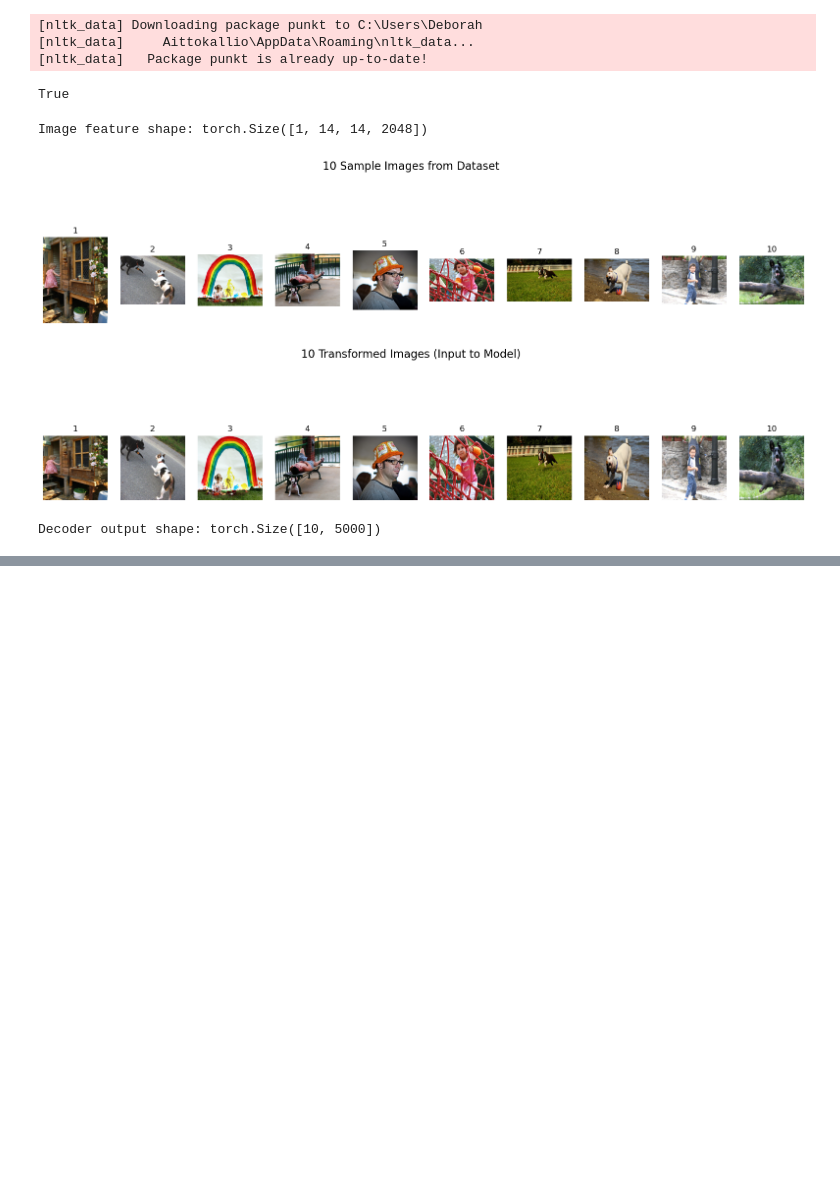
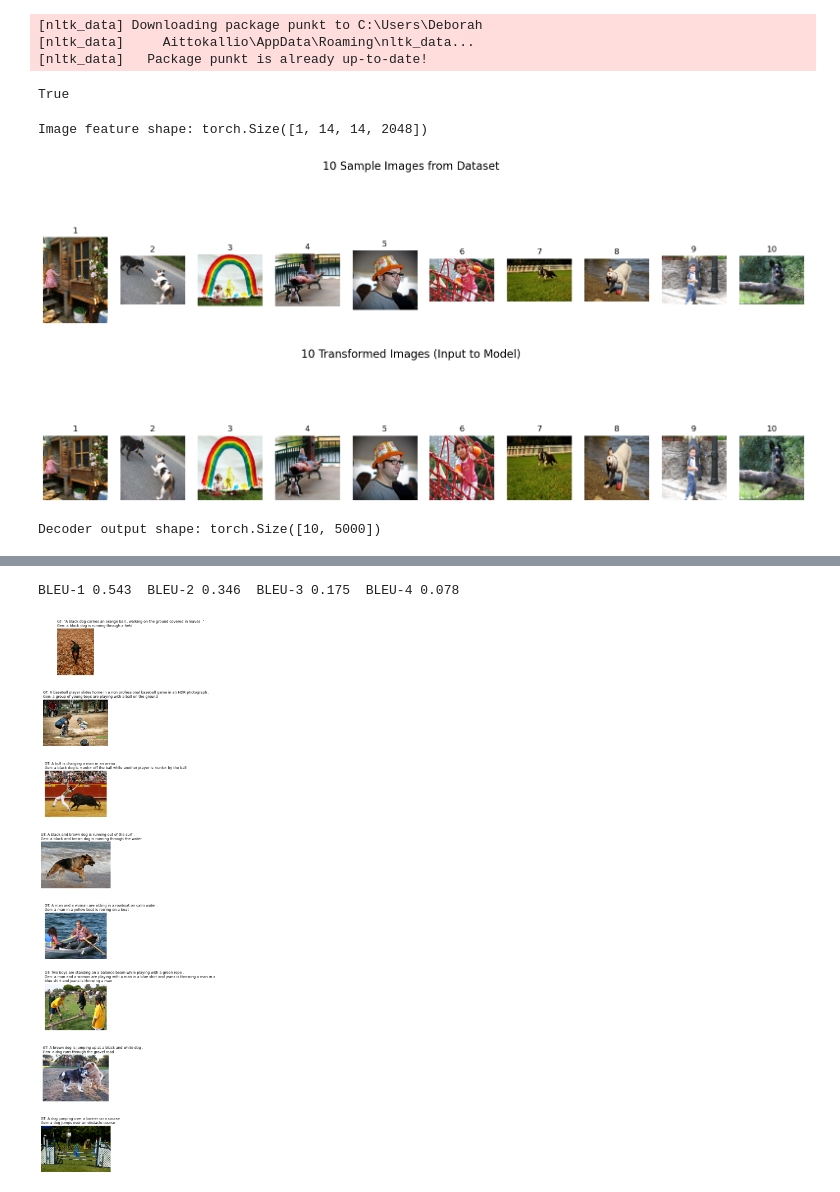
Before and after one commit to williamporomaa/D7047E_exercise_group_5, a Jupyter notebook: Lab3/task1_task2_image_captioning.ipynb, the cells around one changed output, grey strips where cells are left out. Saved outputs shown, nothing was run; the diff lists cells and outputs as text; code cells hidden in the pictures; blank space fills up the shorter version.

```diff
--- a/Lab3/task1_task2_image_captioning.ipynb
+++ b/Lab3/task1_task2_image_captioning.ipynb
@@ -229,0 +597,57 @@ Decoder output shape: torch.Size([10, 5000])
+# %%
+#@title 15. Evaluate on a hold-out set ⭐ and visualise GT vs Generated
+import random, matplotlib.pyplot as plt, os
+from nltk.translate.bleu_score import sentence_bleu
+
+# ─── choose held-out keys (use test_keys from split) ───
+vis_keys   = random.sample(test_keys, 8)     # show 8 images
+bleu_keys  = test_keys                       # evaluate on all test
+
+# ─── BLEU-1…4 on test set ───
+def bleu_all(keys):
+    tot = [0,0,0,0]
+    for k in keys:
+        ref  = [vocab._tok(c) for c in captions_raw[k]]   # 5 refs
+        hyp  = generate_caption(os.path.join(img_dir,k)).split()
+        tot  = [t + s for t,s in zip(tot, [
+                sentence_bleu(ref,hyp,weights=(1,0,0,0)),
+                sentence_bleu(ref,hyp,weights=(0.5,0.5,0,0)),
+                sentence_bleu(ref,hyp,weights=(0.33,0.33,0.33,0)),
+                sentence_bleu(ref,hyp,weights=(0.25,0.25,0.25,0.25))
+        ])]
+    N = len(keys)
+    return [t/N for t in tot]
+
+bleu_scores = bleu_all(bleu_keys)
+print(f"BLEU-1 {bleu_scores[0]:.3f}  "
+      f"BLEU-2 {bleu_scores[1]:.3f}  "
+      f"BLEU-3 {bleu_scores[2]:.3f}  "
+      f"BLEU-4 {bleu_scores[3]:.3f}")
+
+# ─── nicer visual grid ───
+n_show = len(vis_keys)
+plt.figure(figsize=(10, n_show*2.5))
+
+for i, key in enumerate(vis_keys):
+    img_path = os.path.join(img_dir, key)
+    img = Image.open(img_path).convert("RGB")
+    gen = generate_caption(img_path)
+    gt  = captions_raw[key][0]          # first GT caption
+
+    # display image
+    ax  = plt.subplot(n_show, 1, i+1)
+    ax.imshow(img); ax.axis('off')
+
+    # below image: ground truth (green) & generated (blue)
+    ax.set_title(
+        f"GT: {gt}\nGen: {gen}",
+        loc="left",
+        fontdict={"fontsize":9, "color":"black", "wrap":True}
+    )
+    ax.title.set_position([0.01, -0.15])    # move text below
+
+plt.tight_layout(h_pad=3.0)
+plt.show()
+# %% [output]
+BLEU-1 0.543  BLEU-2 0.346  BLEU-3 0.175  BLEU-4 0.078
+[figure, added]
```
Also changed, not shown: parts of 7 cells of this notebook.
